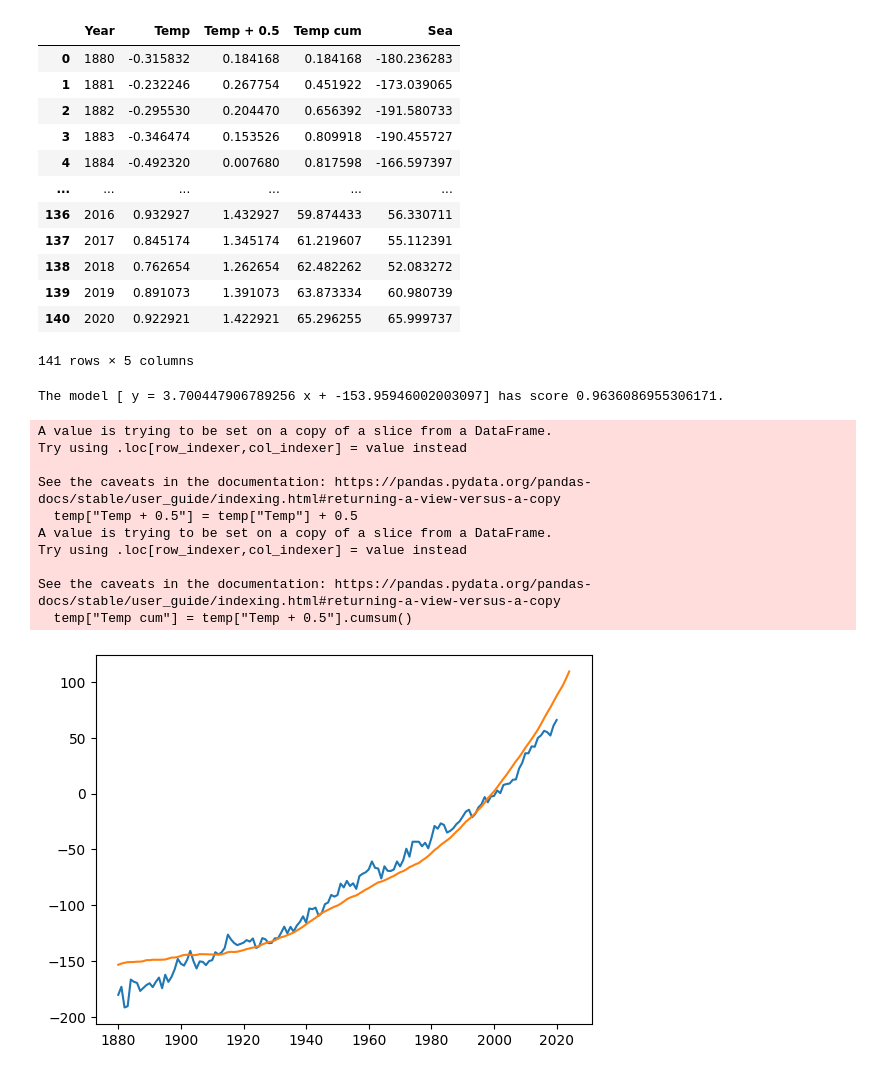
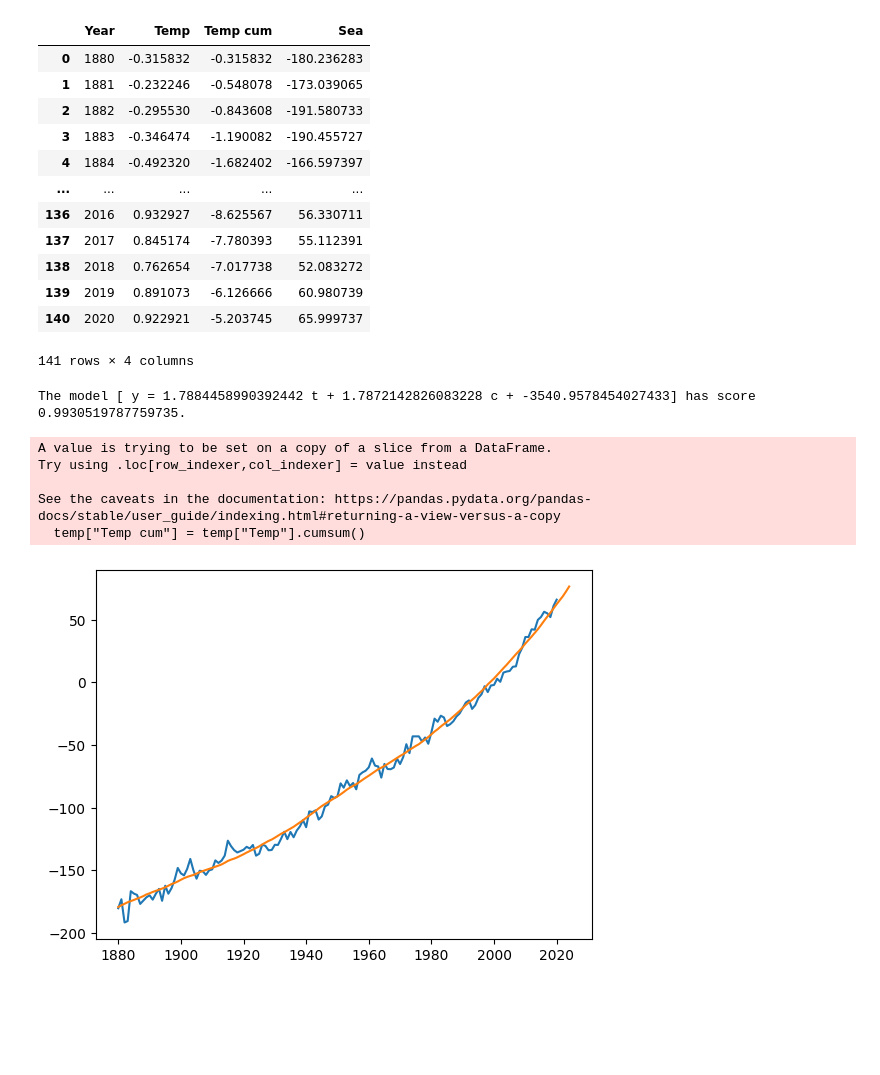
Before and after one commit to MaxCpt/COMP3041, a Jupyter notebook: model/Temp_vs_Sea.ipynb, the cells around one changed output. Saved outputs shown, nothing was run; the diff lists cells and outputs as text; code cells hidden in the pictures; blank space fills up the shorter version.

Commit message:
Temp_vs_Sea update

```diff
--- a/model/Temp_vs_Sea.ipynb
+++ b/model/Temp_vs_Sea.ipynb
@@ -11,8 +11,7 @@ from sklearn import datasets, linear_model
 # %%
 temp = pd.read_csv(r"../data/Temp.csv")
 temp = temp.loc[temp["Year"] >= 1880]
-temp["Temp + 0.5"] = temp["Temp"] + 0.5
-temp["Temp cum"] = temp["Temp + 0.5"].cumsum()
+temp["Temp cum"] = temp["Temp"].cumsum()
 
 sea = pd.read_csv(r"../data/Sea.csv")
 sea = sea.loc[sea["Year"] >= 1880]
@@ -22,60 +21,57 @@ joint = joint.dropna()
 
 joint
 # %% [output]
-|  | Year | Temp | Temp + 0.5 | Temp cum | Sea |
-| 0 | 1880 | -0.315832 | 0.184168 | 0.184168 | -180.236283 |
-| 1 | 1881 | -0.232246 | 0.267754 | 0.451922 | -173.039065 |
-| 2 | 1882 | -0.295530 | 0.204470 | 0.656392 | -191.580733 |
-| 3 | 1883 | -0.346474 | 0.153526 | 0.809918 | -190.455727 |
-| 4 | 1884 | -0.492320 | 0.007680 | 0.817598 | -166.597397 |
-| ... | ... | ... | ... | ... | ... |
-| 136 | 2016 | 0.932927 | 1.432927 | 59.874433 | 56.330711 |
-| 137 | 2017 | 0.845174 | 1.345174 | 61.219607 | 55.112391 |
-| 138 | 2018 | 0.762654 | 1.262654 | 62.482262 | 52.083272 |
-| 139 | 2019 | 0.891073 | 1.391073 | 63.873334 | 60.980739 |
-| 140 | 2020 | 0.922921 | 1.422921 | 65.296255 | 65.999737 |
+|  | Year | Temp | Temp cum | Sea |
+| 0 | 1880 | -0.315832 | -0.315832 | -180.236283 |
+| 1 | 1881 | -0.232246 | -0.548078 | -173.039065 |
+| 2 | 1882 | -0.295530 | -0.843608 | -191.580733 |
+| 3 | 1883 | -0.346474 | -1.190082 | -190.455727 |
+| 4 | 1884 | -0.492320 | -1.682402 | -166.597397 |
+| ... | ... | ... | ... | ... |
+| 136 | 2016 | 0.932927 | -8.625567 | 56.330711 |
+| 137 | 2017 | 0.845174 | -7.780393 | 55.112391 |
+| 138 | 2018 | 0.762654 | -7.017738 | 52.083272 |
+| 139 | 2019 | 0.891073 | -6.126666 | 60.980739 |
+| 140 | 2020 | 0.922921 | -5.203745 | 65.999737 |
-141 rows × 5 columns
+141 rows × 4 columns
 # %%
-temp_array = joint["Temp cum"].to_numpy().reshape(-1, 1)
+year_temp = pd.DataFrame({"Year": joint["Year"], "Temp cum": joint["Temp cum"]})
+
 sea_array = joint["Sea"].to_numpy().reshape(-1, 1)
 
 regr = linear_model.LinearRegression(fit_intercept=True)
-model_4 = regr.fit(temp_array, sea_array)
-print(f"The model [ y = {regr.coef_[0][0]} x + {regr.intercept_[0]}] has score " +
-      f"{regr.score(temp_array, sea_array)}.")
+model_4 = regr.fit(year_temp, sea_array)
+print(f"The model [ y = {regr.coef_[0][0]} t + {regr.coef_[0][1]} c + {regr.intercept_[0]}] has score " +
+      f"{regr.score(year_temp, sea_array)}.")
 # %% [output]
-The model [ y = 3.700447906789256 x + -153.95946002003097] has score 0.9636086955306171.
+The model [ y = 1.7884458990392442 t + 1.7872142826083228 c + -3540.9578454027433] has score 0.9930519787759735.
 # %%
 def temp_to_sea(temp):
     temp = temp.loc[temp["Year"] >= 1880]
-    temp["Temp + 0.5"] = temp["Temp"] + 0.5
-    temp["Temp cum"] = temp["Temp + 0.5"].cumsum()
-    predict_array = model_4.predict(np.array(temp["Temp cum"]).reshape(-1,1))
+    temp["Temp cum"] = temp["Temp"].cumsum()
+    year_temp = pd.DataFrame({"Year": temp["Year"], "Temp cum": temp["Temp cum"]})
+
+    predict_array = model_4.predict(year_temp)
 
     sea_predict = pd.DataFrame(
         {
             "Year": [t for t in range(1880, temp["Year"].values[-1]+1)],
             "Sea": [h for h in predict_array],
         }
     )
 
     return sea_predict
 
 # inspect the fit in historical data
 temp = pd.read_csv(r"../data/Temp.csv")
 sea_predict = temp_to_sea(temp)
 plt.plot(np.asarray(joint["Year"], float), joint["Sea"])
 plt.plot(np.asarray(sea_predict["Year"], float), sea_predict["Sea"])
 plt.show()
 # %% [output]
 A value is trying to be set on a copy of a slice from a DataFrame.
 Try using .loc[row_indexer,col_indexer] = value instead
 
 See the caveats in the documentation: https://pandas.pydata.org/pandas-docs/stable/user_guide/indexing.html#returning-a-view-versus-a-copy
-  temp["Temp + 0.5"] = temp["Temp"] + 0.5
-A value is trying to be set on a copy of a slice from a DataFrame.
-Try using .loc[row_indexer,col_indexer] = value instead
-
-See the caveats in the documentation: https://pandas.pydata.org/pandas-docs/stable/user_guide/indexing.html#returning-a-view-versus-a-copy
-  temp["Temp cum"] = temp["Temp + 0.5"].cumsum()
+  temp["Temp cum"] = temp["Temp"].cumsum()
-[figure, old version]
+[figure, new version]
```
Also changed, not shown: 2 other files.
